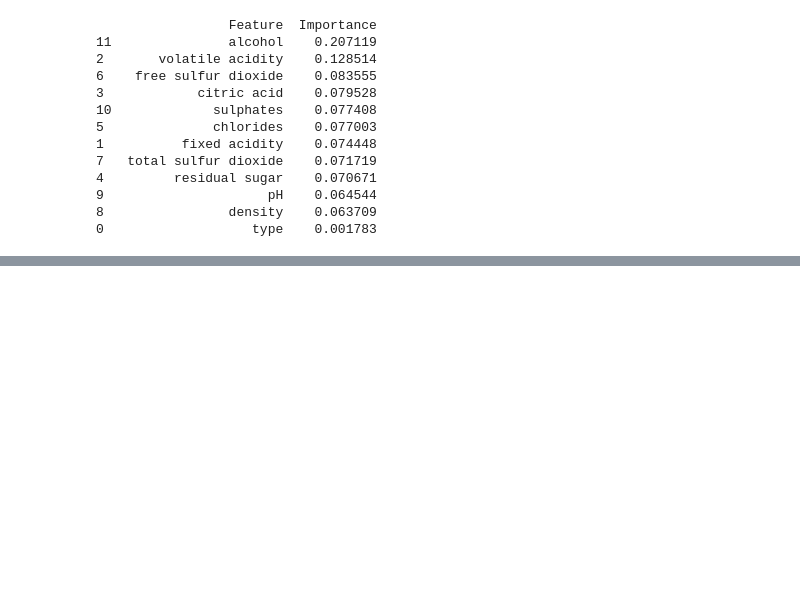
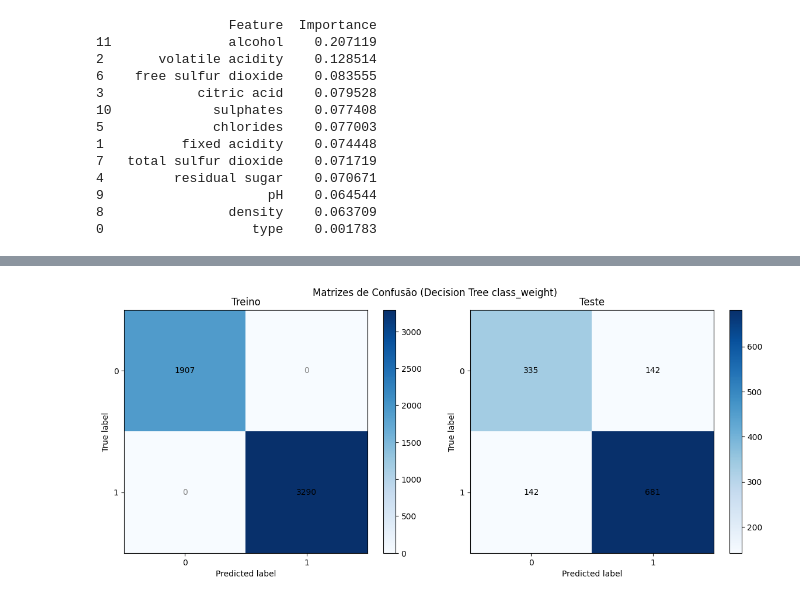
Before and after one commit to BMateusSs/Projeto-PSI3, a Jupyter notebook: decision_tree_wine_quality.ipynb, the cells around one changed output, grey strips where cells are left out. Saved outputs shown, nothing was run; the diff lists cells and outputs as text; code cells hidden in the pictures; blank space fills up the shorter version.

```diff
--- a/decision_tree_wine_quality.ipynb
+++ b/decision_tree_wine_quality.ipynb
@@ -266,0 +358,5 @@ plotar_importancia_features(clf_tree, X_train, "Decision Tree s/ Balanceamento")
+# %%
+# Matrizes de Confusão
+plotar_matrizes_confusao(clf_tree_cw, X_train, y_train, X_test, y_test, "Decision Tree class_weight")
+# %% [output]
+[figure, added]
```
Also changed, not shown: parts of 12 cells of this notebook.
